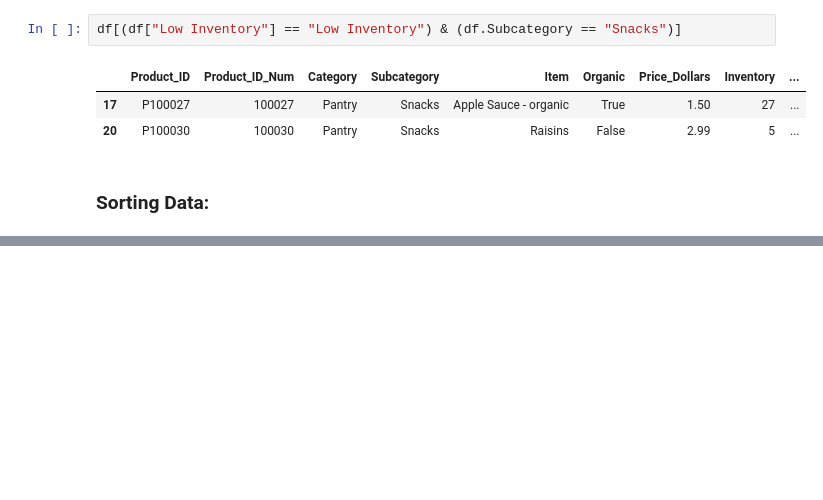
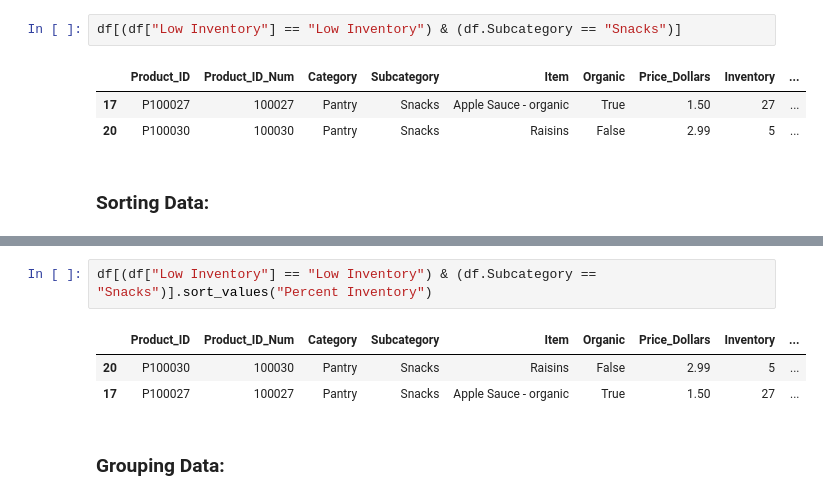
Before and after one commit to souparnabose99/data-science-360, a Jupyter notebook: exploratory-data-analysis/Code/data-exploration-and-visualization/data-exploration.ipynb, the cells around one changed output, grey strips where cells are left out. Saved outputs shown, nothing was run; the diff lists cells and outputs as text; blank space fills up the shorter version.

```diff
--- a/exploratory-data-analysis/Code/data-exploration-and-visualization/data-exploration.ipynb
+++ b/exploratory-data-analysis/Code/data-exploration-and-visualization/data-exploration.ipynb
@@ -47,0 +123,8 @@ df[(df["Low Inventory"] == "Low Inventory") & (df.Subcategory == "Snacks")]
+# %%
+df[(df["Low Inventory"] == "Low Inventory") & (df.Subcategory == "Snacks")].sort_values("Percent Inventory")
+# %% [output]
+|  | Product_ID | Product_ID_Num | Category | Subcategory | Item | Organic | Price_Dollars | Inventory | ... |
+| 20 | P100030 | 100030 | Pantry | Snacks | Raisins | False | 2.99 | 5 | ... |
+| 17 | P100027 | 100027 | Pantry | Snacks | Apple Sauce - organic | True | 1.50 | 27 | ... |
+# %% [markdown]
+### Grouping Data:
```
Also changed, not shown: parts of 5 cells of this notebook.
